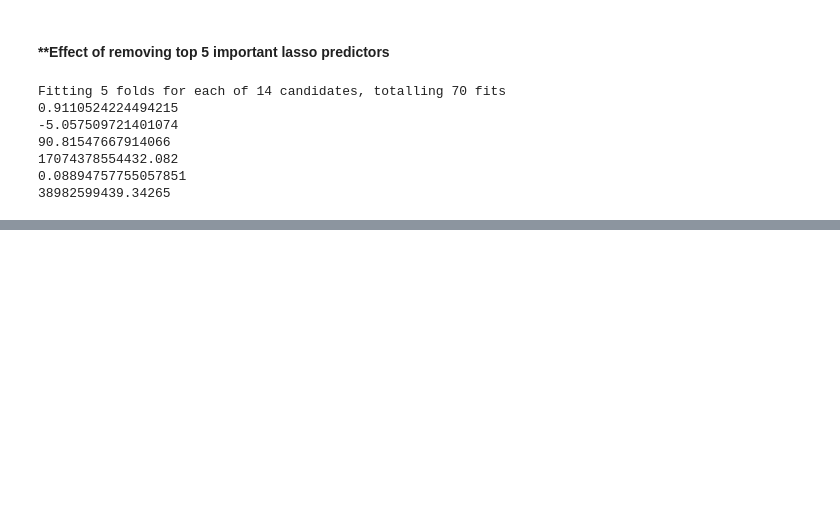
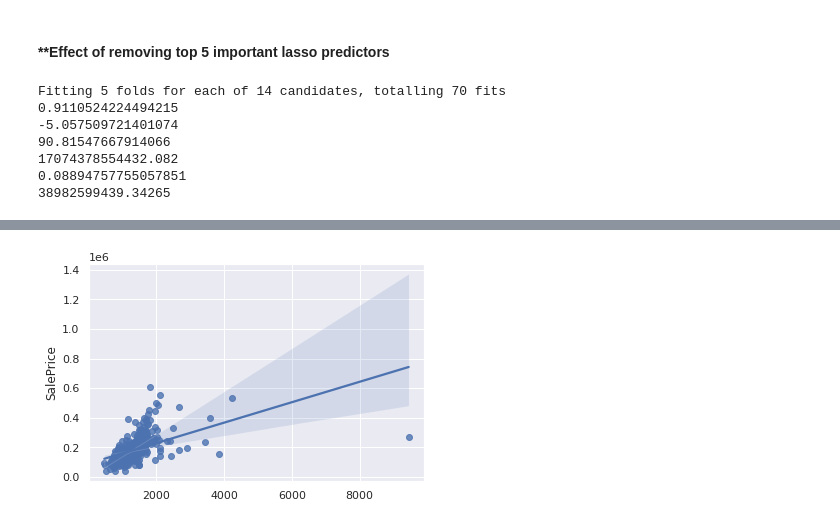
Before and after one commit to ishankarve/Assignment-Advanced-Regression, a Jupyter notebook: Assignment Advanced Regression.ipynb, the cells around one changed output, grey strips where cells are left out. Cells and saved outputs as stored; diff of their text form; code cells hidden in the pictures; blank space fills up the shorter version.

```diff
--- a/Assignment Advanced Regression.ipynb
+++ b/Assignment Advanced Regression.ipynb
@@ -2360,0 +2403,5 @@ X_test.shape
+# %%
+sns.regplot(y_pred_test,y_test-y_pred_test,'r')
+plt.show()
+# %% [output]
+[figure, added]
```
Also changed, not shown: parts of 6 cells of this notebook.
